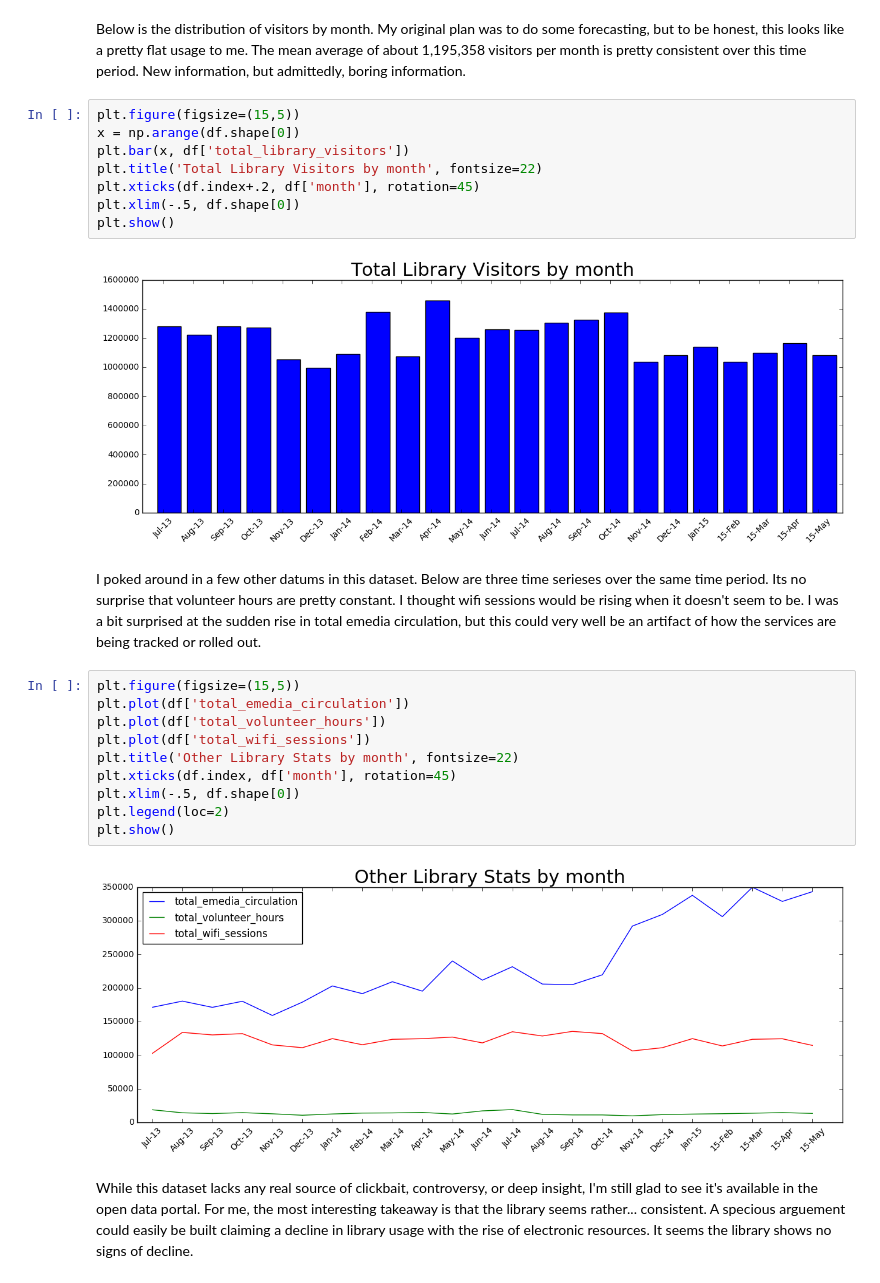
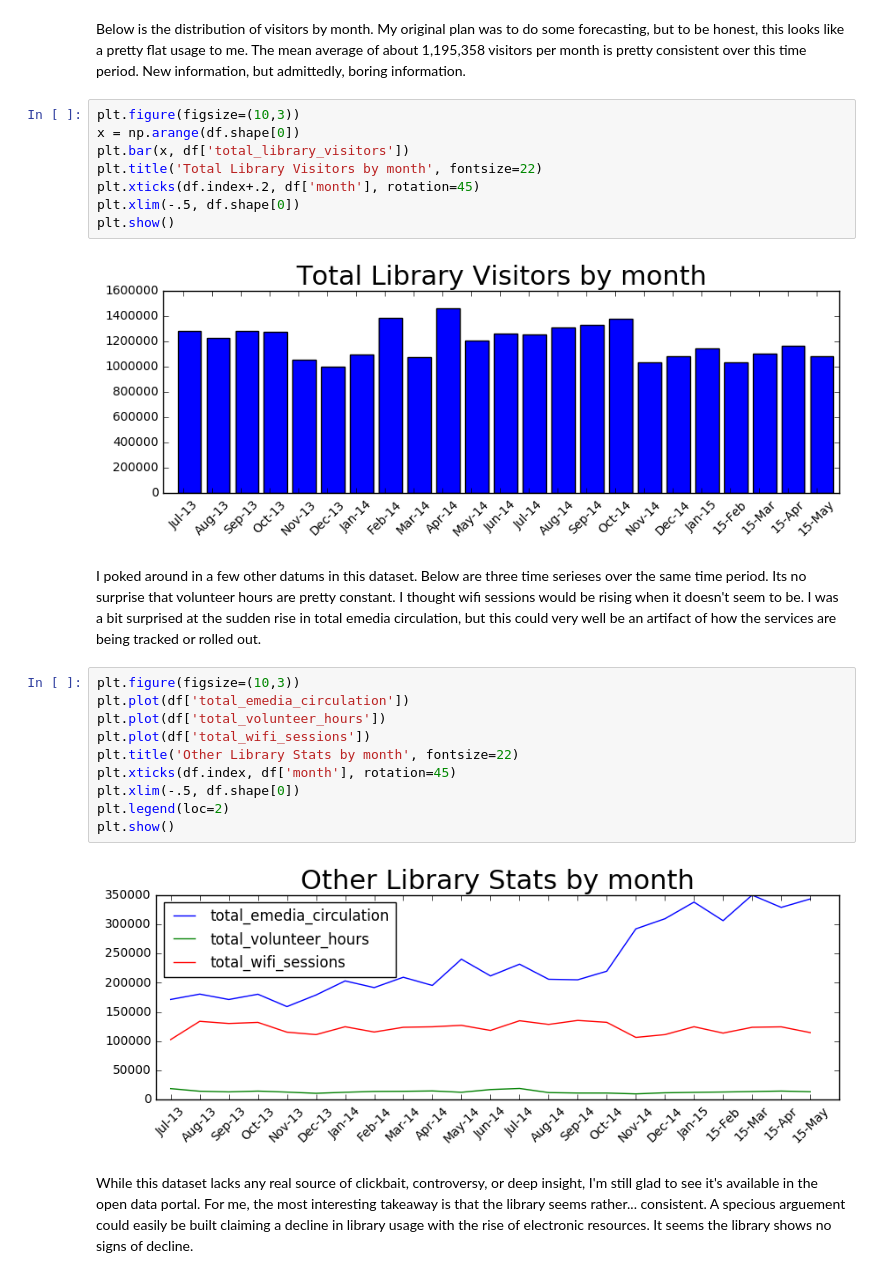
Before and after one commit to data-skeptic/blog, a Jupyter notebook: tools-and-techniques/2016/la-library-trends.ipynb, the cells around one changed output. Drawn from its saved outputs; the diff is of its cells as text.

Commit message:
reformat images

```diff
--- a/tools-and-techniques/2016/la-library-trends.ipynb
+++ b/tools-and-techniques/2016/la-library-trends.ipynb
@@ -26,19 +26,19 @@ df.index = np.arange(df.shape[0])
 # %% [markdown]
 Below is the distribution of visitors by month.  My original plan was to do some forecasting, but to be honest, this looks like a pretty flat usage to me.  The mean average of about 1,195,358 visitors per month is pretty consistent over this time period.  New information, but admittedly, boring information.
 # %%
-plt.figure(figsize=(15,5))
+plt.figure(figsize=(10,3))
 x = np.arange(df.shape[0])
 plt.bar(x, df['total_library_visitors'])
 plt.title('Total Library Visitors by month', fontsize=22)
 plt.xticks(df.index+.2, df['month'], rotation=45)
 plt.xlim(-.5, df.shape[0])
 plt.show()
 # %% [output]
-[figure, old version]
+[figure, new version]
 # %% [markdown]
 I poked around in a few other datums in this dataset.  Below are three time serieses over the same time period.  Its no surprise that volunteer hours are pretty constant.  I thought wifi sessions would be rising when it doesn't seem to be.  I was a bit surprised at the sudden rise in total emedia circulation, but this could very well be an artifact of how the services are being tracked or rolled out.
 # %%
-plt.figure(figsize=(15,5))
+plt.figure(figsize=(10,3))
 plt.plot(df['total_emedia_circulation'])
 plt.plot(df['total_volunteer_hours'])
 plt.plot(df['total_wifi_sessions'])
@@ -48,6 +48,6 @@ plt.xlim(-.5, df.shape[0])
 plt.legend(loc=2)
 plt.show()
 # %% [output]
-[figure, old version]
+[figure, new version]
 # %% [markdown]
 While this dataset lacks any real source of clickbait, controversy, or deep insight, I'm still glad to see it's available in the open data portal.  For me, the most interesting takeaway is that the library seems rather... consistent.  A specious arguement could easily be built claiming a decline in library usage with the rise of electronic resources.  It seems the library shows no signs of decline.
```
